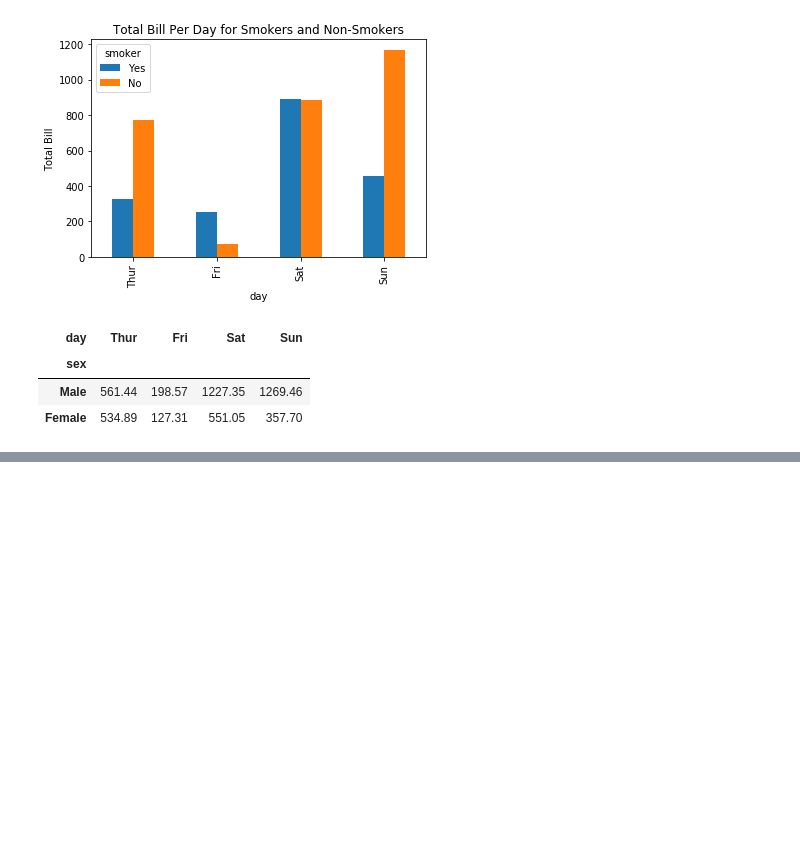
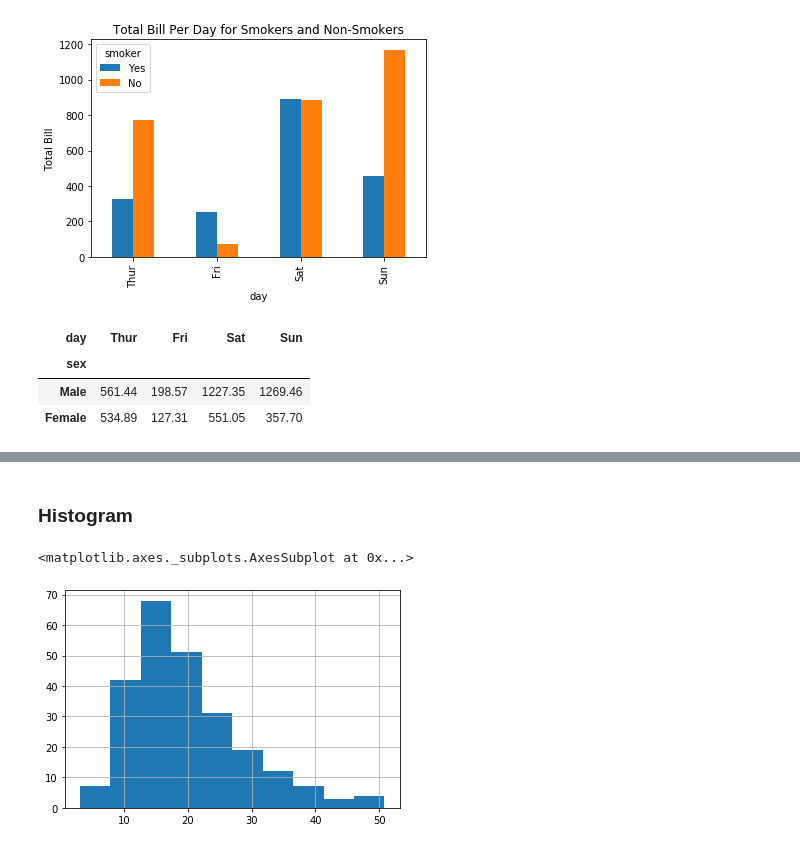
Before and after one commit to SaiPrathek/DS_01_MAY_2020, a Jupyter notebook: plots/matplotlibdemo.ipynb, the cells around one changed output, grey strips where cells are left out. Drawn from its saved outputs; the diff is of its cells as text; code cells hidden in the pictures; blank space fills up the shorter version.

```diff
--- a/plots/matplotlibdemo.ipynb
+++ b/plots/matplotlibdemo.ipynb
@@ -187,0 +201,7 @@ plt.legend(['Male','Female'])
+# %% [markdown]
+### Histogram
+# %%
+tips['total_bill'].hist()
+# %% [output]
+<matplotlib.axes._subplots.AxesSubplot at 0x...>
+[figure, added]
```
Also changed, not shown: parts of 18 cells of this notebook.
